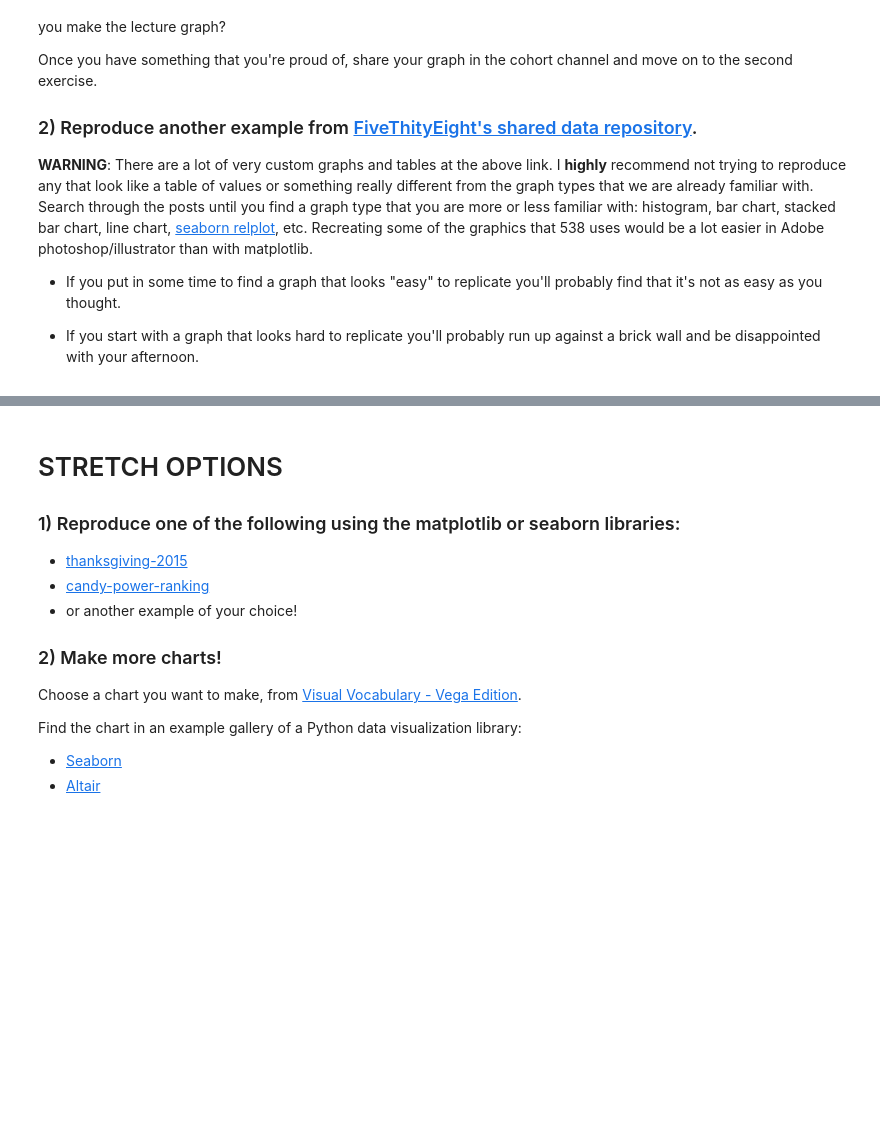
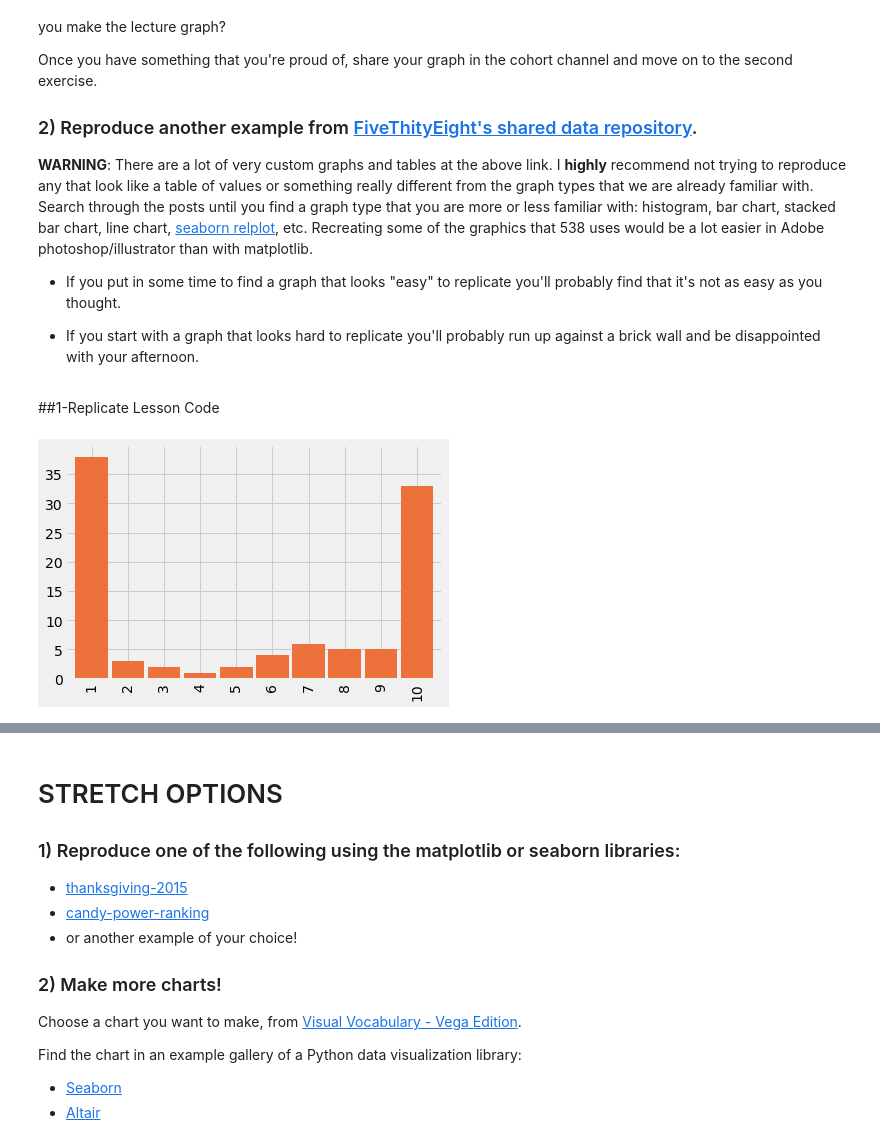
Before and after one commit to bloominstituteoftechnology/DS-Unit-1-Sprint-2-Data-Wrangling-and-Storytelling, a Jupyter notebook: module3-make-explanatory-visualizations/LS_DS_123_Make_Explanatory_Visualizations_Assignment.ipynb, the cells around one changed output, grey strips where cells are left out. Saved outputs shown, nothing was run; the diff lists cells and outputs as text; code cells hidden in the pictures; blank space fills up the shorter version.

Commit message:
Incomplete - Need to choose a different chart on the target article

```diff
--- a/module3-make-explanatory-visualizations/LS_DS_123_Make_Explanatory_Visualizations_Assignment.ipynb
+++ b/module3-make-explanatory-visualizations/LS_DS_123_Make_Explanatory_Visualizations_Assignment.ipynb
@@ -20,0 +19,14 @@ Once you have something that you're proud of, share your graph in the cohort cha
+# %% [markdown]
+##1-Replicate Lesson Code
+# %%
+import matplotlib.pyplot as plt
+import pandas as pd
+import numpy as np
+
+plt.style.use('fivethirtyeight')
+
+fake_data = pd.Series([38, 3, 2, 1, 2, 4, 6, 5, 5, 33], index=range(1,11))
+
+fake_data.plot.bar(color='#ed713a', width=0.9);
+# %% [output]
+[figure, added]
```
Also changed, not shown: parts of 18 cells of this notebook.
